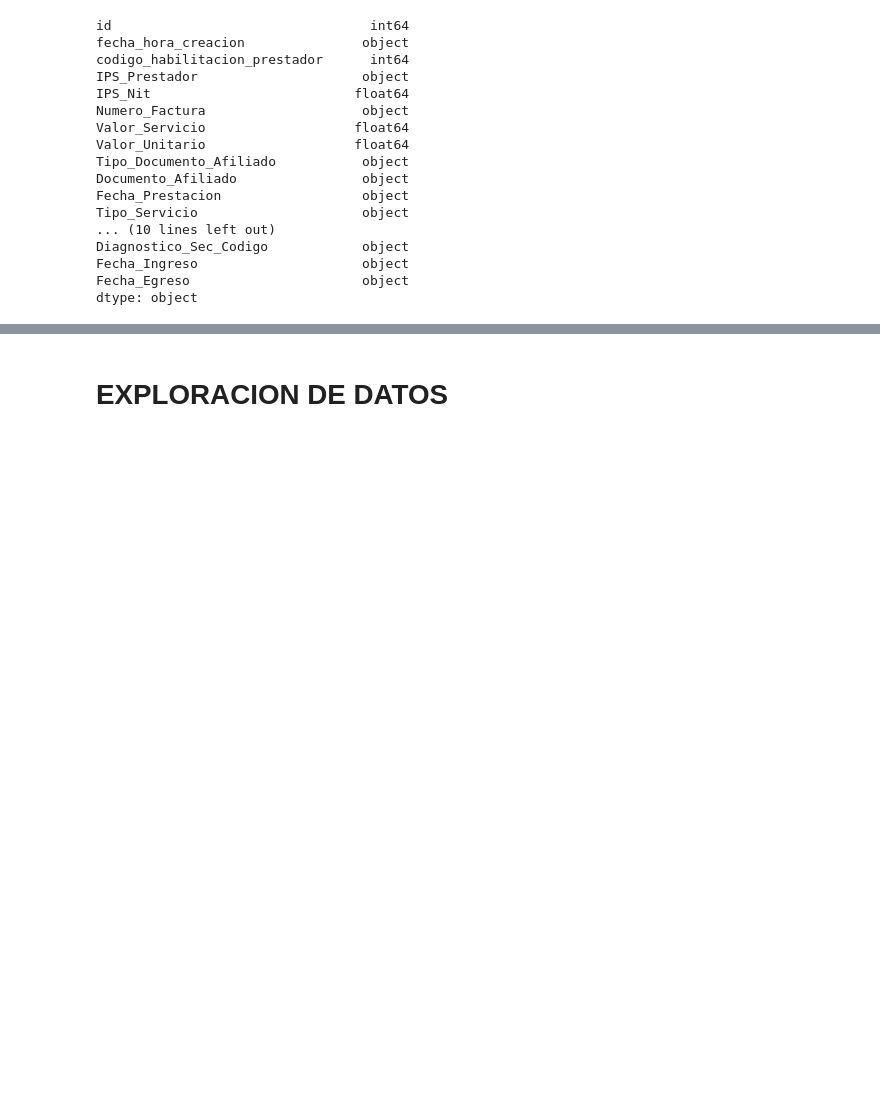
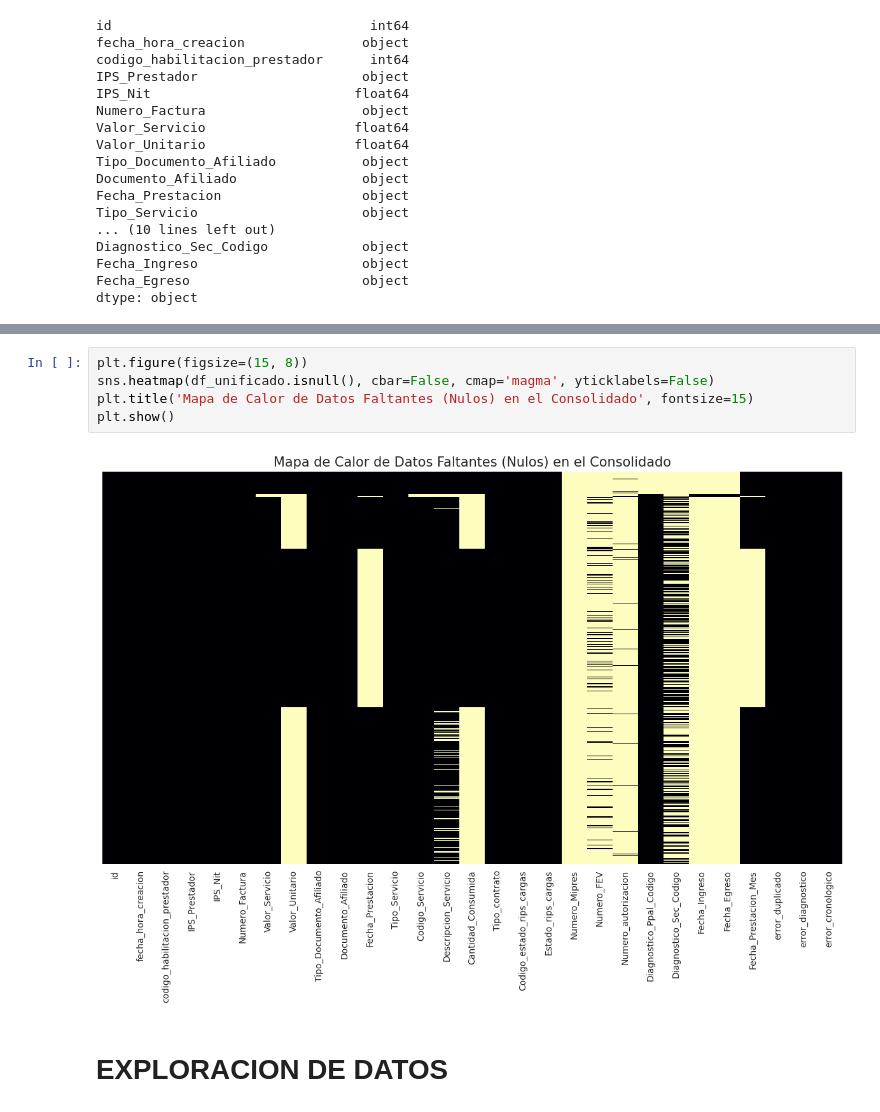
Before and after one commit to pauladurang-cmd/PROYECTOS-II, a Jupyter notebook: RIPS_CONSOLIDADO.ipynb, the cells around one changed output, grey strips where cells are left out. Saved outputs shown, nothing was run; the diff lists cells and outputs as text; blank space fills up the shorter version.

```diff
--- a/RIPS_CONSOLIDADO.ipynb
+++ b/RIPS_CONSOLIDADO.ipynb
@@ -1008,3 +1111,10 @@ dtype: object
+# %%
+plt.figure(figsize=(15, 8))
+sns.heatmap(df_unificado.isnull(), cbar=False, cmap='magma', yticklabels=False)
+plt.title('Mapa de Calor de Datos Faltantes (Nulos) en el Consolidado', fontsize=15)
+plt.show()
+# %% [output]
+[figure, added]
 # %% [markdown]
 # **EXPLORACION DE DATOS**
 # %%
```
Also changed, not shown: parts of 12 cells of this notebook.
